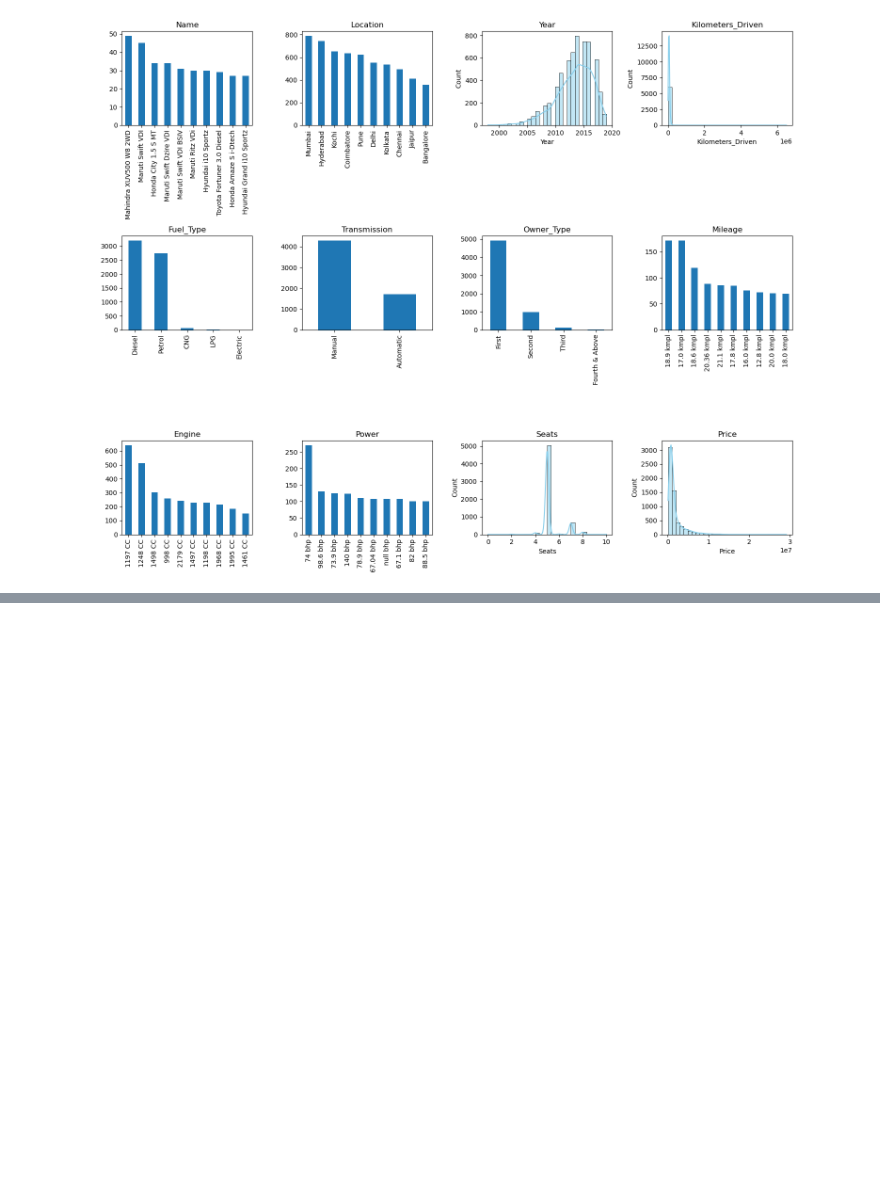
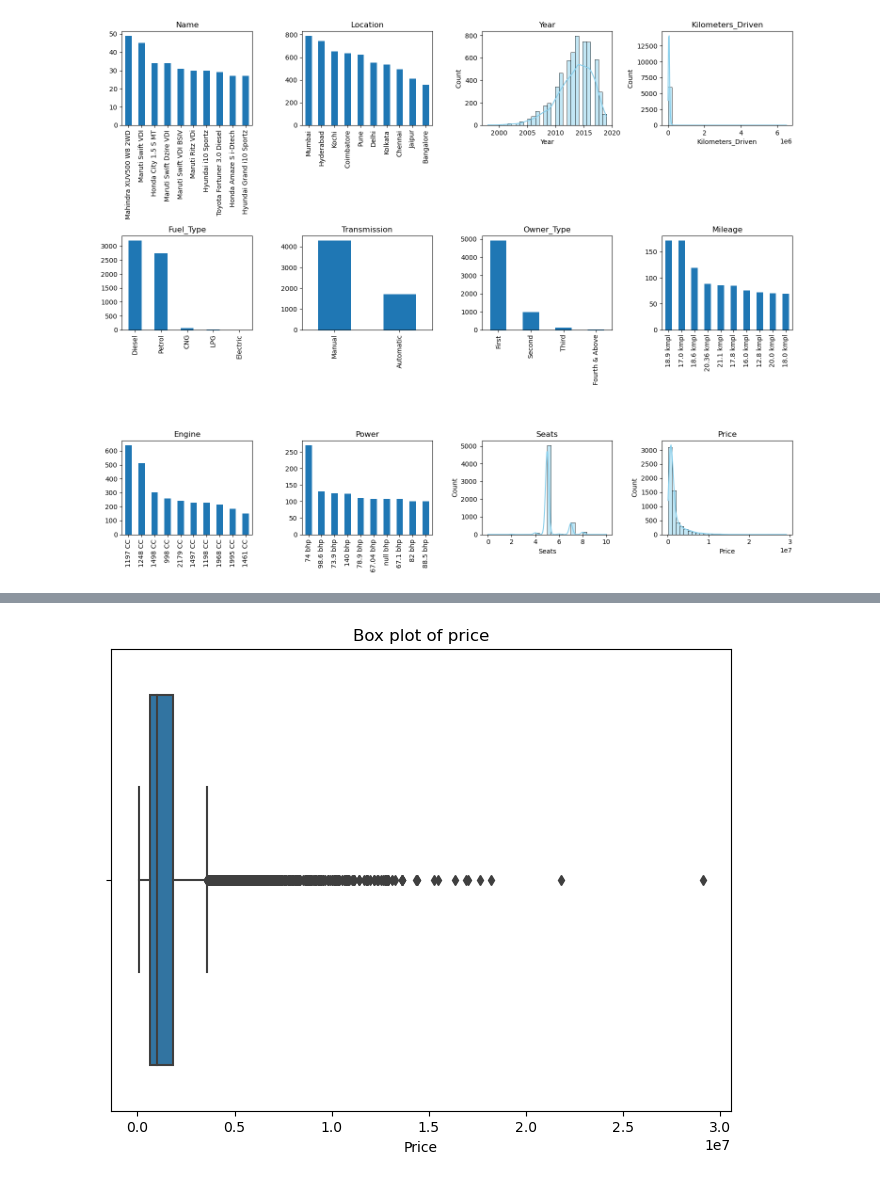
Before and after one commit to Isaac-Munyaka/Used-Cars-Price-Prediction, a Jupyter notebook: car_price_prediction.ipynb, the cells around one changed output, grey strips where cells are left out. Cells and saved outputs as stored; diff of their text form; code cells hidden in the pictures; blank space fills up the shorter version.

```diff
--- a/car_price_prediction.ipynb
+++ b/car_price_prediction.ipynb
@@ -245,0 +253,10 @@ SyntaxError: unmatched ']' (1890416573.py, line 1)
+# %%
+### box plot to visualize price distribution
+
+plt.figure(figsize=(8,6))
+sns.boxplot(x=used_cars["Price"])
+plt.title("Box plot of price")
+plt.xlabel("Price")
+plt.show()
+# %% [output]
+[figure, added]
```
Also changed, not shown: parts of 8 cells of this notebook, 1 other file.
